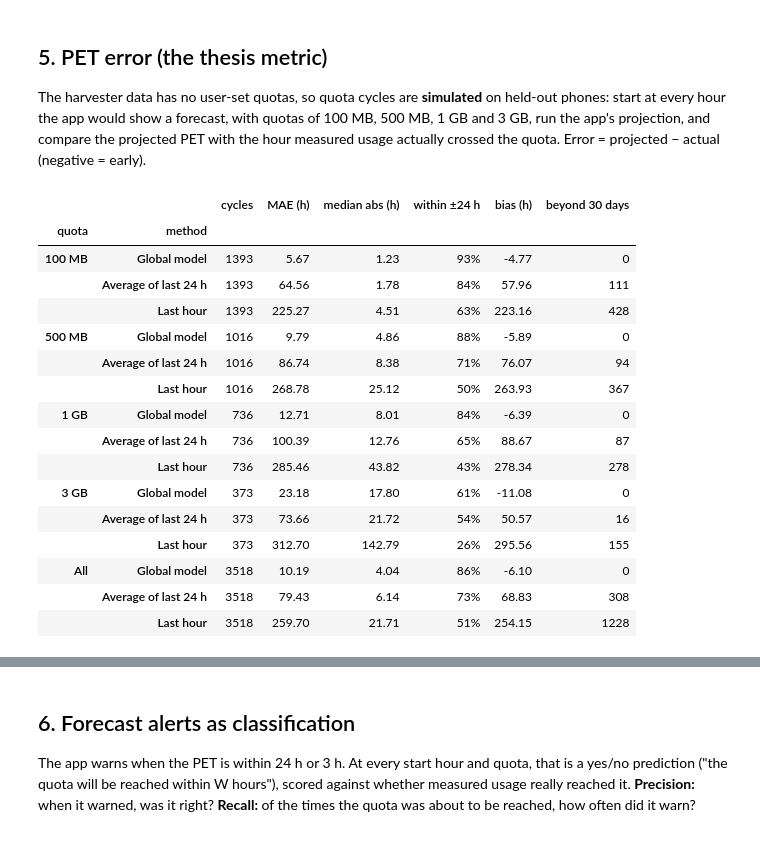
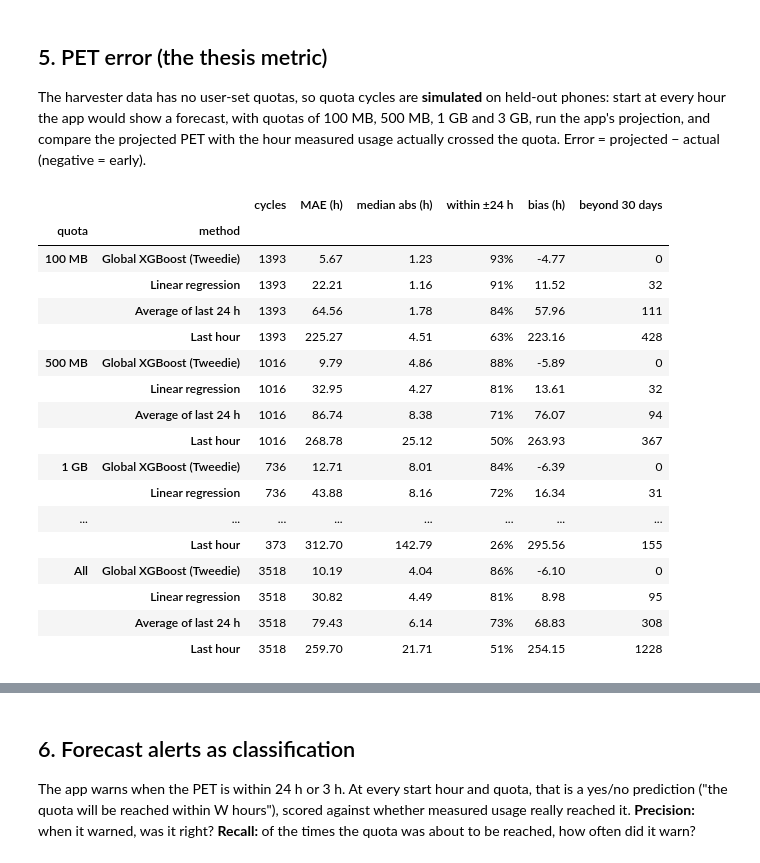
Before and after one commit to Org-ni-sha/datara-ml, a Jupyter notebook: notebooks/walkthrough.ipynb, the cells around one changed output, grey strips where cells are left out. Cells and saved outputs as stored; diff of their text form; code cells hidden in the pictures.

```diff
--- a/notebooks/walkthrough.ipynb
+++ b/notebooks/walkthrough.ipynb
@@ -125,8 +125,8 @@ Compared with three simple baselines scored on the same held-out hours.
 # %%
-names = {"global": "Global model", "last_hour": "Last hour", "last_24h_avg": "Average of last 24 h",
+names = {"global": "Global XGBoost (Tweedie)", "linear": "Linear regression", "last_hour": "Last hour", "last_24h_avg": "Average of last 24 h",
          "same_hour_yesterday": "Same hour yesterday"}
 nh = pd.DataFrame(report["next_hour"]).T.rename(index=names)
 nh[["mae_mb", "rmse_mb", "r2", "pred_over_actual"]].rename(columns={
-    "mae_mb": "MAE (MB)", "rmse_mb": "RMSE (MB)", "r2": "R²", "pred_over_actual": "Predicted ÷ actual total"})
+    "mae_mb": "MAE (MB)", "rmse_mb": "RMSE (MB)", "r2": "R²", "pred_over_actual": "Predicted ÷ actual total"}).astype(float).round(2)
 # %% [output]
 |  | MAE (MB) | RMSE (MB) | R² | Predicted ÷ actual total |
@@ -145,28 +146,29 @@ The harvester data has no user-set quotas, so quota cycles are **simulated** on
 # %%
 rows = []
 for q, label in [("100", "100 MB"), ("500", "500 MB"), ("1000", "1 GB"), ("3000", "3 GB"), ("all", "All")]:
-    for m in ["global", "last_24h_avg", "last_hour"]:
+    for m in ["global", "linear", "last_24h_avg", "last_hour"]:
         r = report["pet"][q][m]
         rows.append({"quota": label, "method": names[m], "cycles": r["n"], "MAE (h)": r["mae_h"],
                      "median abs (h)": r["median_abs_h"], "within ±24 h": f"{r['within_24h']:.0%}",
                      "bias (h)": r["bias_h"], "beyond 30 days": r["beyond_horizon"]})
 pd.DataFrame(rows).set_index(["quota", "method"])
 # %% [output]
 |  |  | cycles | MAE (h) | median abs (h) | within ±24 h | bias (h) | beyond 30 days |
 | quota | method |  |  |  |  |  |  |
-| 100 MB | Global model | 1393 | 5.67 | 1.23 | 93% | -4.77 | 0 |
+| 100 MB | Global XGBoost (Tweedie) | 1393 | 5.67 | 1.23 | 93% | -4.77 | 0 |
+|  | Linear regression | 1393 | 22.21 | 1.16 | 91% | 11.52 | 32 |
 |  | Average of last 24 h | 1393 | 64.56 | 1.78 | 84% | 57.96 | 111 |
 |  | Last hour | 1393 | 225.27 | 4.51 | 63% | 223.16 | 428 |
-| 500 MB | Global model | 1016 | 9.79 | 4.86 | 88% | -5.89 | 0 |
+| 500 MB | Global XGBoost (Tweedie) | 1016 | 9.79 | 4.86 | 88% | -5.89 | 0 |
+|  | Linear regression | 1016 | 32.95 | 4.27 | 81% | 13.61 | 32 |
 |  | Average of last 24 h | 1016 | 86.74 | 8.38 | 71% | 76.07 | 94 |
 |  | Last hour | 1016 | 268.78 | 25.12 | 50% | 263.93 | 367 |
-| 1 GB | Global model | 736 | 12.71 | 8.01 | 84% | -6.39 | 0 |
-|  | Average of last 24 h | 736 | 100.39 | 12.76 | 65% | 88.67 | 87 |
-|  | Last hour | 736 | 285.46 | 43.82 | 43% | 278.34 | 278 |
-| 3 GB | Global model | 373 | 23.18 | 17.80 | 61% | -11.08 | 0 |
-|  | Average of last 24 h | 373 | 73.66 | 21.72 | 54% | 50.57 | 16 |
+| 1 GB | Global XGBoost (Tweedie) | 736 | 12.71 | 8.01 | 84% | -6.39 | 0 |
+|  | Linear regression | 736 | 43.88 | 8.16 | 72% | 16.34 | 31 |
+| ... | ... | ... | ... | ... | ... | ... | ... |
 |  | Last hour | 373 | 312.70 | 142.79 | 26% | 295.56 | 155 |
-| All | Global model | 3518 | 10.19 | 4.04 | 86% | -6.10 | 0 |
+| All | Global XGBoost (Tweedie) | 3518 | 10.19 | 4.04 | 86% | -6.10 | 0 |
+|  | Linear regression | 3518 | 30.82 | 4.49 | 81% | 8.98 | 95 |
 |  | Average of last 24 h | 3518 | 79.43 | 6.14 | 73% | 68.83 | 308 |
 |  | Last hour | 3518 | 259.70 | 21.71 | 51% | 254.15 | 1228 |
 # %%
```
Also changed, not shown: parts of 7 cells of this notebook, 9 other files.
